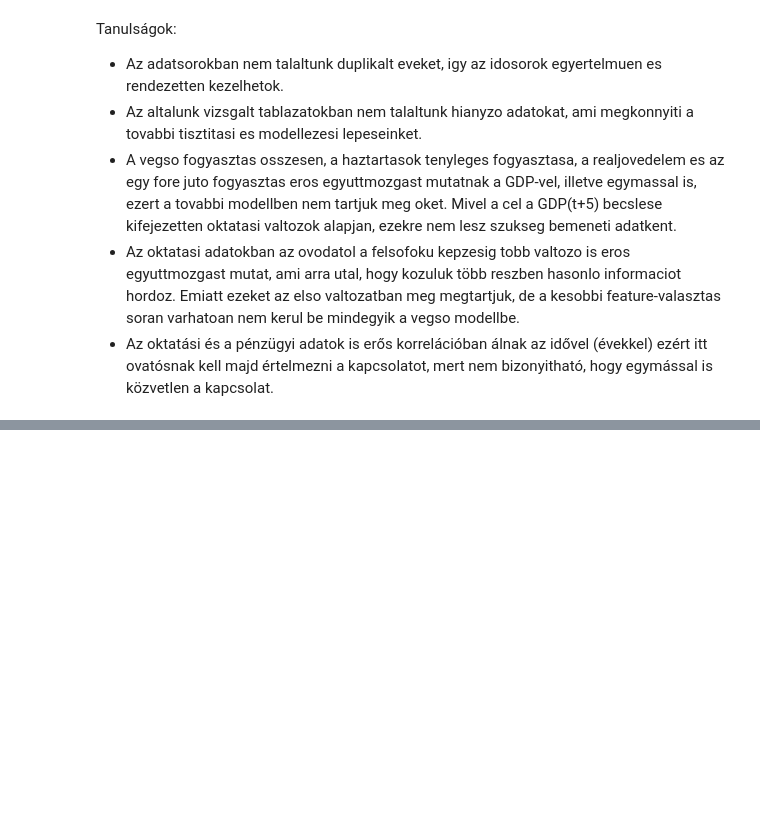
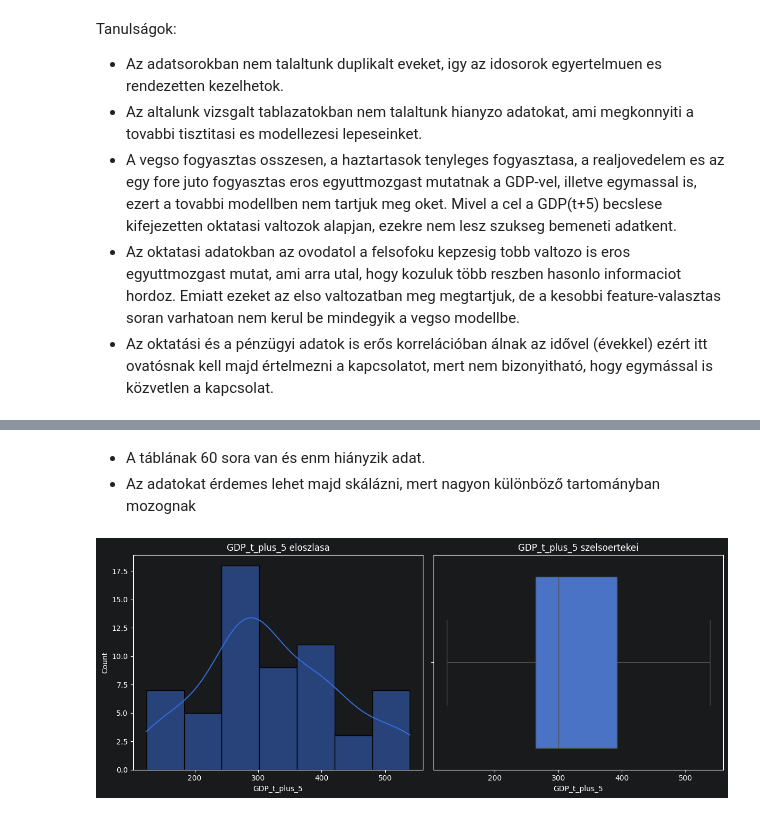
Before and after one commit to uflik/big_data_homework, a Jupyter notebook: BIGDATA-MI_HF.ipynb, the cells around one changed output, grey strips where cells are left out. Drawn from its saved outputs; the diff is of its cells as text; code cells hidden in the pictures; blank space fills up the shorter version.

Commit message:
adat tisztitás

```diff
--- a/BIGDATA-MI_HF.ipynb
+++ b/BIGDATA-MI_HF.ipynb
@@ -646,0 +616,13 @@ initial_ana5(okt_trimmed, "Az oktatás főbb, hosszú idősoros adatai")
+# %%
+# Azokat a valtozokat elhagyjuk a kozos modellezesi tablabol, ahol sok a hianyzo adat.
+model_df = model_df.drop(columns=[
+    "Szakiskolai és készség-fejlesztő iskolai tanuló",
+    "Szakmai vizsgát tett tanuló",
+    "Szakmunkás-tanuló",
+    "Szakmunkás-vizsgát tett"
+])
+
+print("Hianyzo adatok a kozos modellezesi tablaban:")
+print(model_df.isna().sum())
+
+print("A kozos modellezesi tabla merete:", model_df.shape)
@@ -646,0 +648,6 @@ initial_ana5(okt_trimmed, "Az oktatás főbb, hosszú idősoros adatai")
+# %%
+# Idorendbe rendezzuk a kozos modellezesi tablat.
+model_df = model_df.sort_values("Ev").reset_index(drop=True)
+
+display(model_df[["Ev", "GDP_t_plus_5"]].head())
+display(model_df[["Ev", "GDP_t_plus_5"]].tail())
@@ -646,0 +699,19 @@ initial_ana5(okt_trimmed, "Az oktatás főbb, hosszú idősoros adatai")
+# %% [markdown]
+- A táblának 60 sora van és enm hiányzik adat.
+- Az adatokat érdemes lehet majd skálázni, mert nagyon különböző tartományban mozognak
+# %%
+# Megnezzuk a celvaltozo, vagyis a GDP_t_plus_5 eloszlasat es szelsoertekeit.
+plt.figure(figsize=(12, 5))
+
+plt.subplot(1, 2, 1)
+sns.histplot(model_df["GDP_t_plus_5"], kde=True)
+plt.title("GDP_t_plus_5 eloszlasa")
+
+plt.subplot(1, 2, 2)
+sns.boxplot(x=model_df["GDP_t_plus_5"])
+plt.title("GDP_t_plus_5 szelsoertekei")
+
+plt.tight_layout()
+plt.show()
+# %% [output]
+[figure, added]
```
Also changed, not shown: parts of 18 cells of this notebook.
